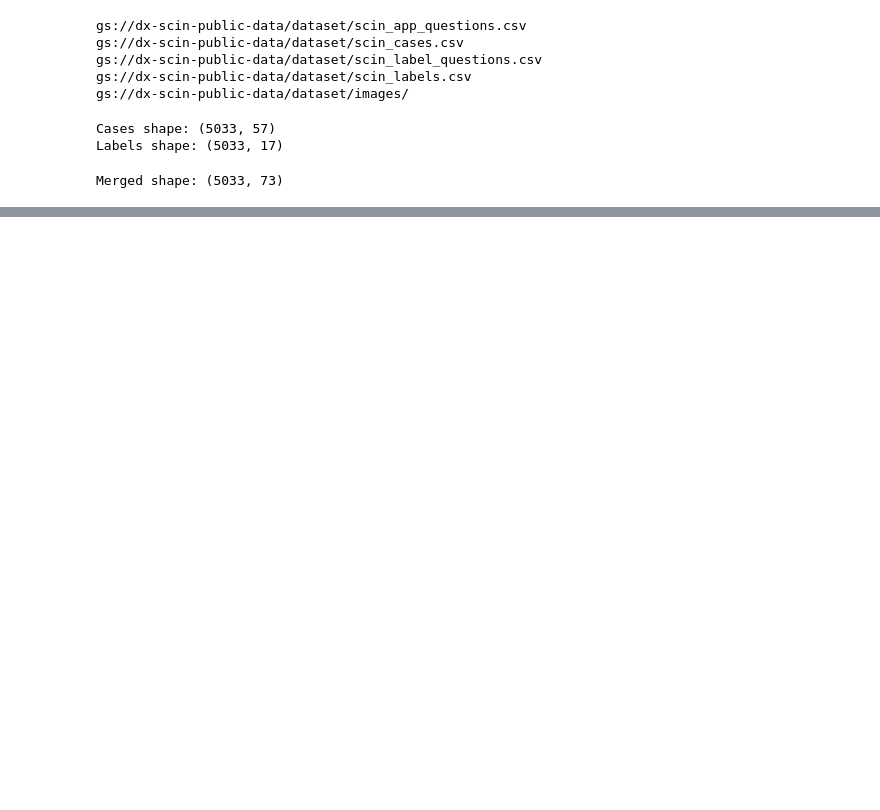
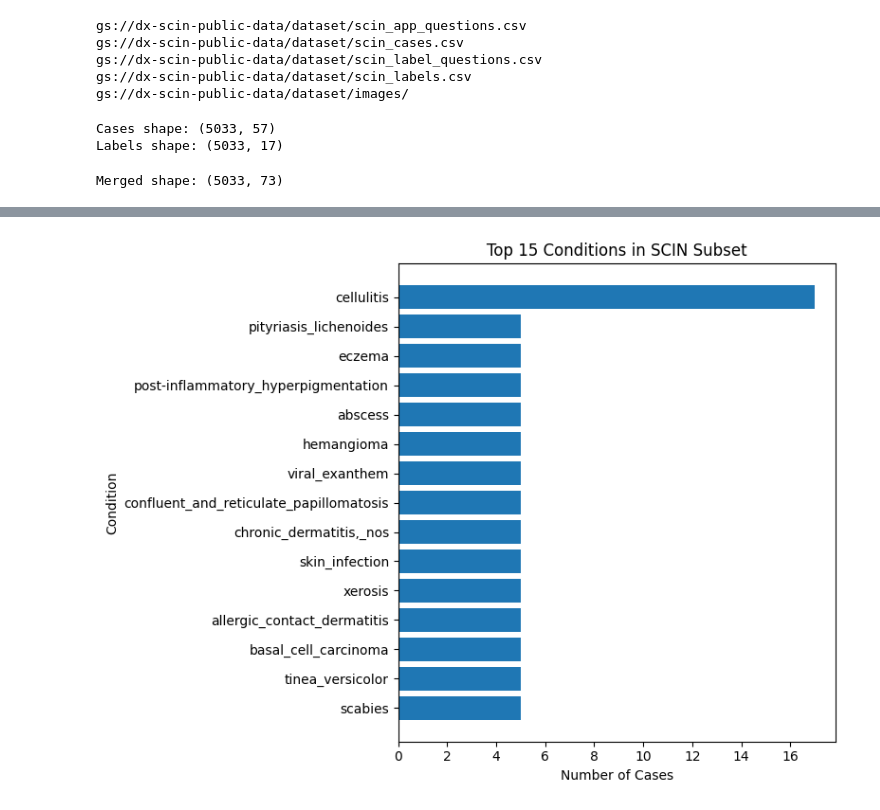
Before and after one commit to mdiazmat/DSBA6165Project, a Jupyter notebook: SCIN_Dataset.ipynb, the cells around one changed output, grey strips where cells are left out. Cells and saved outputs as stored; diff of their text form; code cells hidden in the pictures; blank space fills up the shorter version.

```diff
--- a/SCIN_Dataset.ipynb
+++ b/SCIN_Dataset.ipynb
@@ -121 +108,6 @@ scin_small["condition_clean"] = scin_small["weighted_skin_condition_label"].appl
+# %%
+BASE_URL = "https://storage.googleapis.com/dx-scin-public-data/"
+URGENT = {"melanoma", "squamous_cell_carcinoma", "basal_cell_carcinoma", "cellulitis", "shingles"}
+BUDGET = 500
+RANDOM_STATE = 42
 # %%
@@ -192,0 +137,27 @@ scin_subset[cols_to_save].to_csv("scin_subset_balanced.csv", index=False)
+# %%
+triage_map = {
+    # Emergent
+    "melanoma": "Emergent", "cellulitis": "Emergent", "shingles": "Emergent",
+    # Urgent
+    "basal_cell_carcinoma": "Urgent", "squamous_cell_carcinoma": "Urgent",
+    # Routine
+    "acne": "Routine", "psoriasis": "Routine", "atopic_dermatitis": "Routine",
+    "contact_dermatitis": "Routine", "rosacea": "Routine",
+    "tinea_corporis": "Routine", "tinea_pedis": "Routine",
+    "vitiligo": "Routine", "impetigo": "Routine", "folliculitis": "Routine",
+    # Benign
+    "molluscum": "Benign", "warts": "Benign", "cold_sore": "Benign",
+    "actinic_keratosis": "Benign"
+}
+scin_balanced["triage_class"] = scin_balanced["condition_clean"].map(triage_map).fillna("Routine")
+
+scin_balanced["image_url"] = BASE_URL + scin_balanced["image_1_path"].astype(str)
+
+# Save labeled subset
+out_cols = [
+    "case_id", "image_1_path", "image_url",
+    "fitzpatrick_skin_type", "sex_at_birth",
+    "condition_clean", "triage_class",
+    "weighted_skin_condition_label"
+]
+scin_balanced[out_cols].to_csv("scin_subset_balanced_labeled.csv", index=False)
@@ -192,0 +185,12 @@ scin_subset[cols_to_save].to_csv("scin_subset_balanced.csv", index=False)
+# %%
+import matplotlib.pyplot as plt
+
+# Top 15 conditions
+top15 = scin_balanced["condition_clean"].value_counts().head(15)
+plt.figure(figsize=(8,6))
+plt.barh(top15.index[::-1], top15.values[::-1])
+plt.title("Top 15 Conditions in SCIN Subset")
+plt.xlabel("Number of Cases"); plt.ylabel("Condition")
+plt.tight_layout(); plt.savefig("condition_distribution_top15.png", dpi=300); plt.show()
+# %% [output]
+[figure, added]
```
Also changed, not shown: parts of 15 cells of this notebook.
